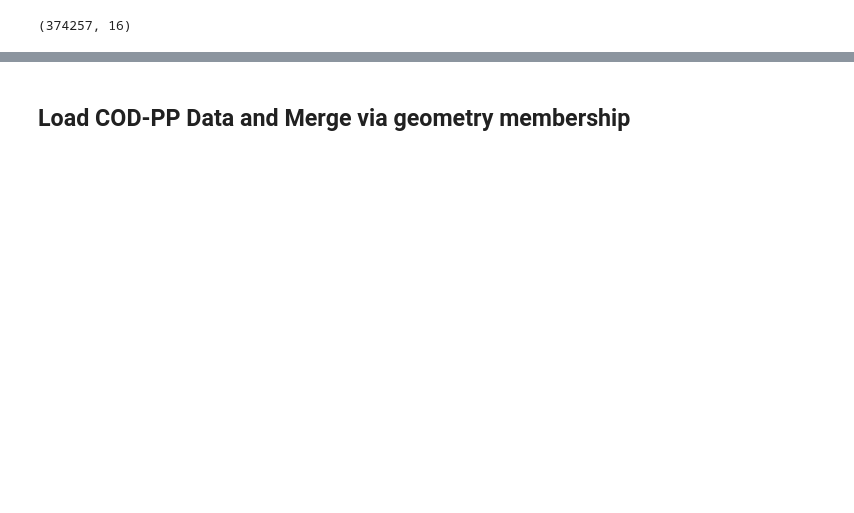
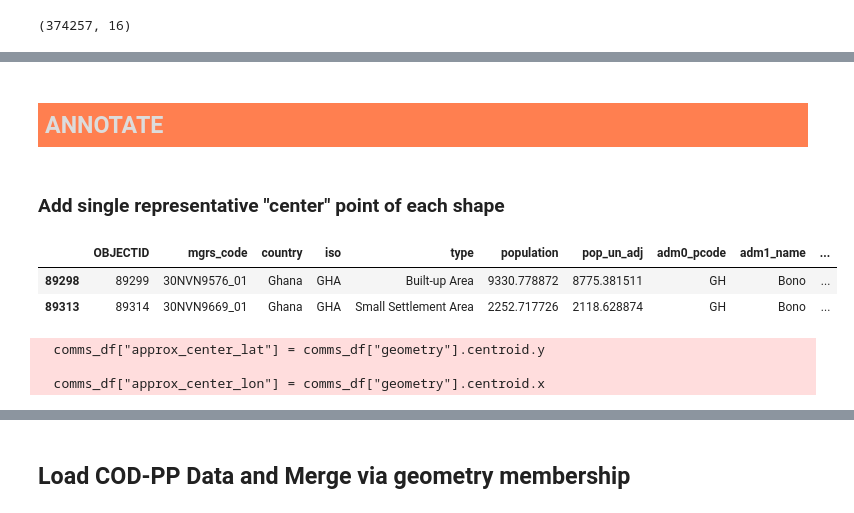
Before and after one commit to duncan-aquaya/py-sandbox, a Jupyter notebook: assurance-fund/AFPW-Ghana-Communities.ipynb, the cells around one changed output, grey strips where cells are left out. Drawn from its saved outputs; the diff is of its cells as text; code cells hidden in the pictures; blank space fills up the shorter version.

```diff
--- a/assurance-fund/AFPW-Ghana-Communities.ipynb
+++ b/assurance-fund/AFPW-Ghana-Communities.ipynb
@@ -92,0 +125,18 @@ coms_df["population"].hist()
+# %% [markdown]
+<h2 style="padding:7px; color:gainsboro; background-color:coral;">ANNOTATE</h2>
+# %% [markdown]
+### Add single representative "center" point of each shape
+# %%
+comms_df.head(2)
+# %% [output]
+|  | OBJECTID | mgrs_code | country | iso | type | population | pop_un_adj | adm0_pcode | adm1_name | ... |
+| 89298 | 89299 | 30NVN9576_01 | Ghana | GHA | Built-up Area | 9330.778872 | 8775.381511 | GH | Bono | ... |
+| 89313 | 89314 | 30NVN9669_01 | Ghana | GHA | Small Settlement Area | 2252.717726 | 2118.628874 | GH | Bono | ... |
+# %%
+# Ignore warnings - visually analyzing centers shows they are fine. NB: Not always inside settlement shapes. Alternatively can use 'GeoSeries.representative_point
+comms_df["approx_center_lat"] = comms_df["geometry"].centroid.y
+comms_df["approx_center_lon"] = comms_df["geometry"].centroid.x
+# %% [output]
+  comms_df["approx_center_lat"] = comms_df["geometry"].centroid.y
+
+  comms_df["approx_center_lon"] = comms_df["geometry"].centroid.x
```
Also changed, not shown: parts of 36 cells of this notebook.
